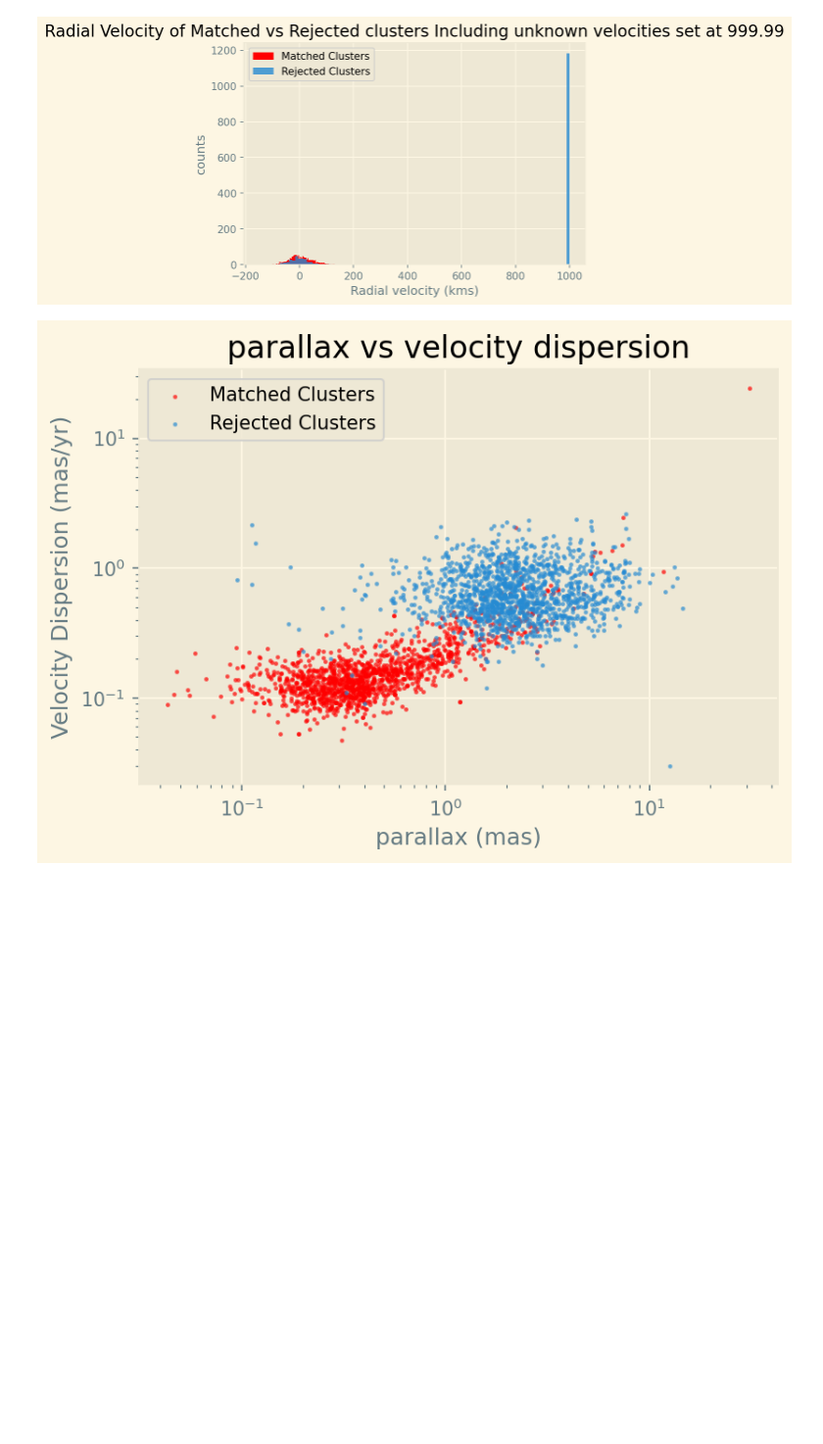
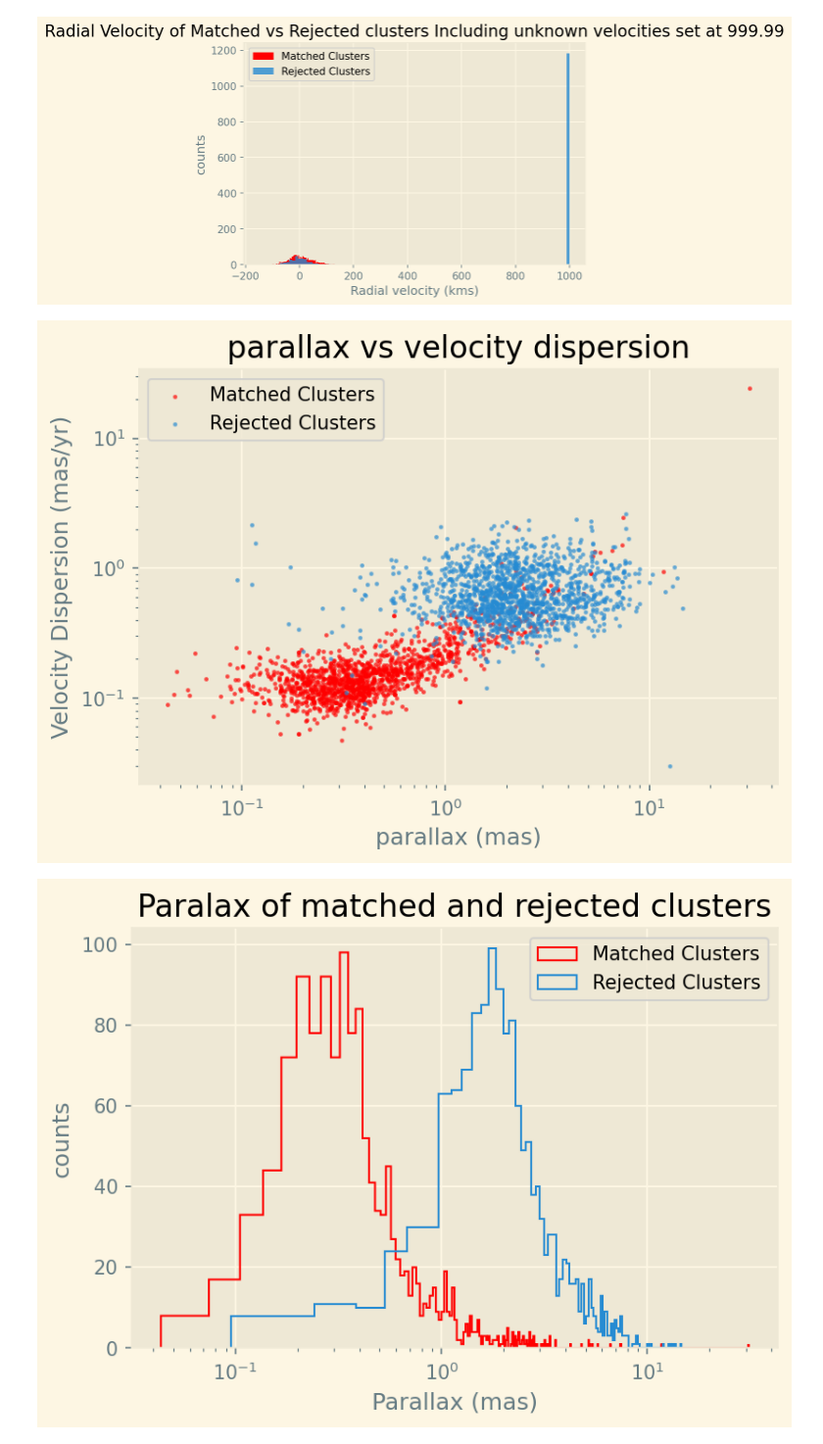
Before and after one commit to jpbatleidenuniv/BRP, a Jupyter notebook: Notebooks/MainNotebook.ipynb, the cells around one changed output. Shown at 98% size. Cells and saved outputs as stored; diff of their text form; code cells hidden in the pictures; blank space fills up the shorter version.

```diff
--- a/Notebooks/MainNotebook.ipynb
+++ b/Notebooks/MainNotebook.ipynb
@@ -199,17 +187,27 @@ plt.show()
 # %%
 parfound = khar_matched['Plx_h']
 parnotfound = khar_not_matched['d']/1000
 veldisfound = np.sqrt(np.square(khar_matched['s_pmRA_h']) + np.square(khar_matched['s_pmDE_h']))
 veldisnotfound = np.abs(khar_not_matched['e_pm'])
 
 plt.scatter(parfound, veldisfound, s=2, c='r', label = 'Matched Clusters', alpha=0.5)
 plt.scatter(parnotfound, veldisnotfound, s=2, label = 'Rejected Clusters', alpha=0.5)
 plt.xlabel('parallax (mas)')
 plt.ylabel('Velocity Dispersion (mas/yr)')
 plt.title('parallax vs velocity dispersion')
 plt.yscale('log')
 plt.xscale('log')
 plt.legend()
 plt.show()
+
+plt.hist(parfound, bins=1000, color='r', label='Matched Clusters', histtype='step')
+plt.hist(parnotfound, bins=100, label='Rejected Clusters', histtype='step')
+plt.xlabel('Parallax (mas)')
+plt.xscale('log')
+plt.ylabel('counts')
+plt.title('Paralax of matched and rejected clusters')
+plt.legend()
+plt.show()
 # %% [output]
 [figure]
+[figure, added]
```
Also changed, not shown: parts of 5 cells of this notebook.
